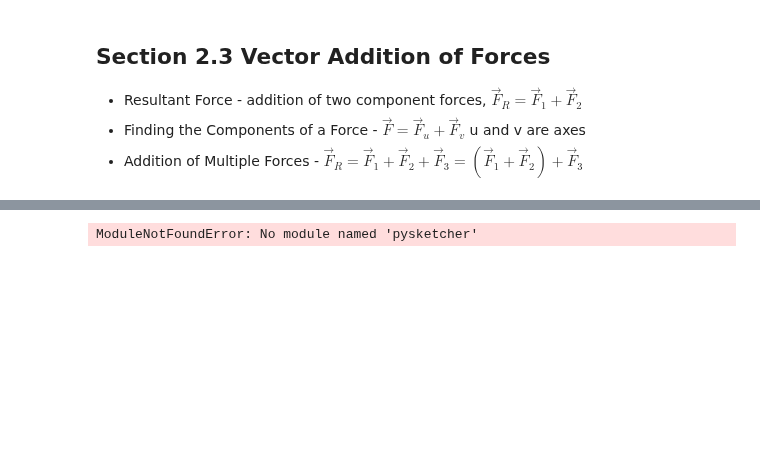
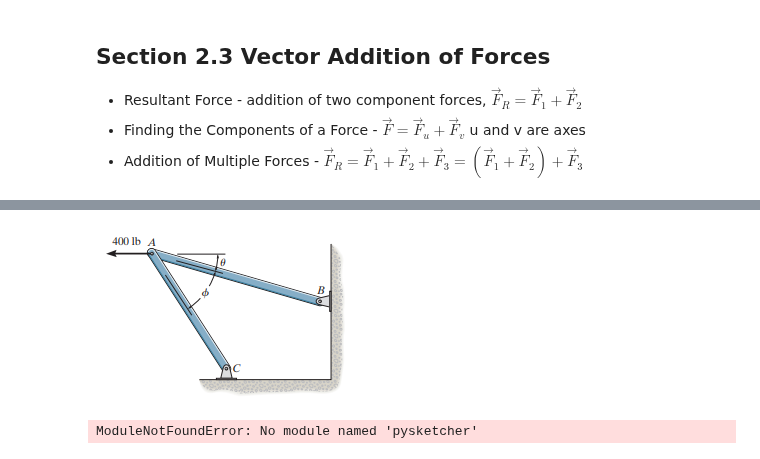
Before and after one commit to michaelhotchkiss/Statics, a Jupyter notebook: Chapter 2 - Force Vectors.ipynb, the cells around one changed output, grey strips where cells are left out. Drawn from its saved outputs; the diff is of its cells as text; code cells hidden in the pictures; blank space fills up the shorter version.

Commit message:
pictures

```diff
--- a/Chapter 2 - Force Vectors.ipynb
+++ b/Chapter 2 - Force Vectors.ipynb
@@ -24,3 +23,8 @@ the same direction as from $B$ towards $A$. Take $\theta = 30^\circ$
+# %%
+from IPython.display import Image
+Image("pictures/problem_2_20.png")
+# %% [output]
+[figure, added]
 # %%
 import pysketcher as ps
 from pysketcher.backend.matplotlib import MatplotlibBackend
```
Also changed, not shown: parts of 10 cells of this notebook, 9 other files.
